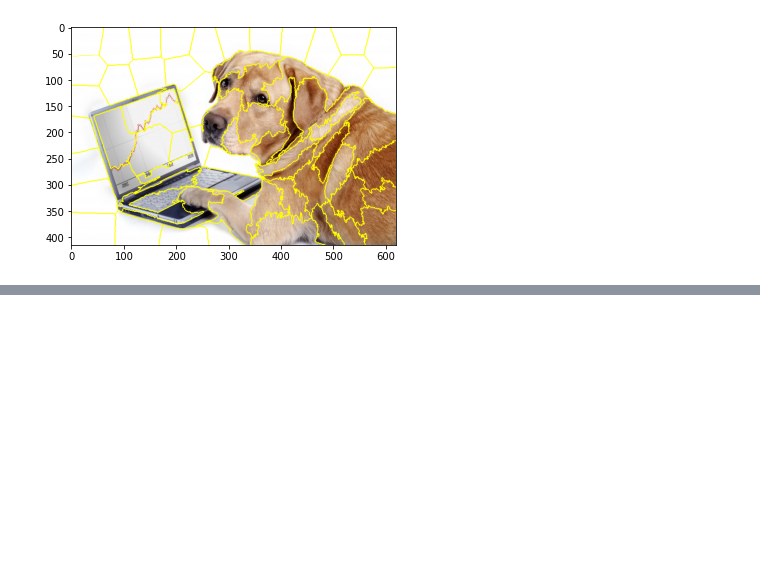
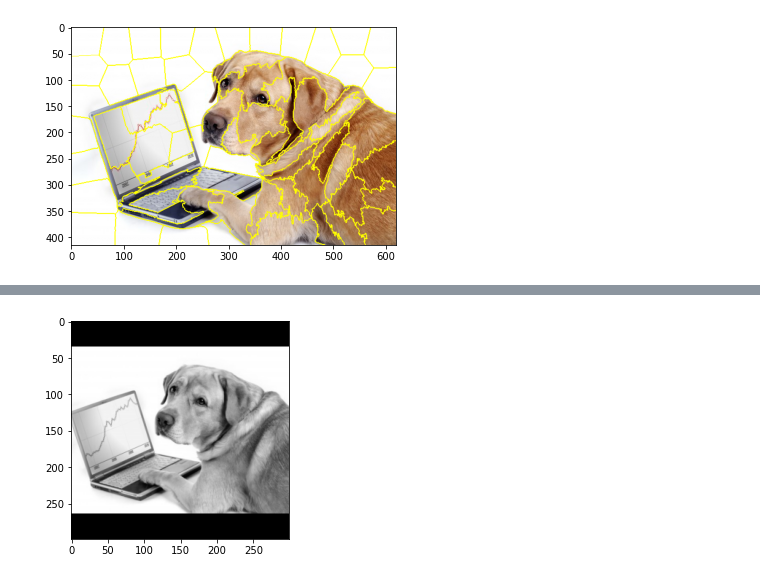
Before and after one commit to pedropereze/Tarea-2, a Jupyter notebook: tarea2.ipynb, the cells around one changed output, grey strips where cells are left out. Cells and saved outputs as stored; diff of their text form; code cells hidden in the pictures; blank space fills up the shorter version.

```diff
--- a/tarea2.ipynb
+++ b/tarea2.ipynb
@@ -185,0 +223,15 @@ array([0.103652  , 0.40945445, 0.40945445, 0.40945445, 0.13388749,
+# %%
+#Para hacer la clusterización, necesitamos la imagen en escala de grises
+
+
+
+img_gray=transforms.Resize(229)(img)
+img_gray=transforms.CenterCrop(299)(img_gray)
+img_gray = np.mean(np.asarray(img_gray), axis=2, dtype=np.int32) #Se pasa a grises
+img_gray = transforms.ToPILImage()(img_gray)
+
+plt.figure()
+plt.imshow(img_gray)
+plt.show()
+# %% [output]
+[figure, added]
```
Also changed, not shown: parts of 16 cells of this notebook.
